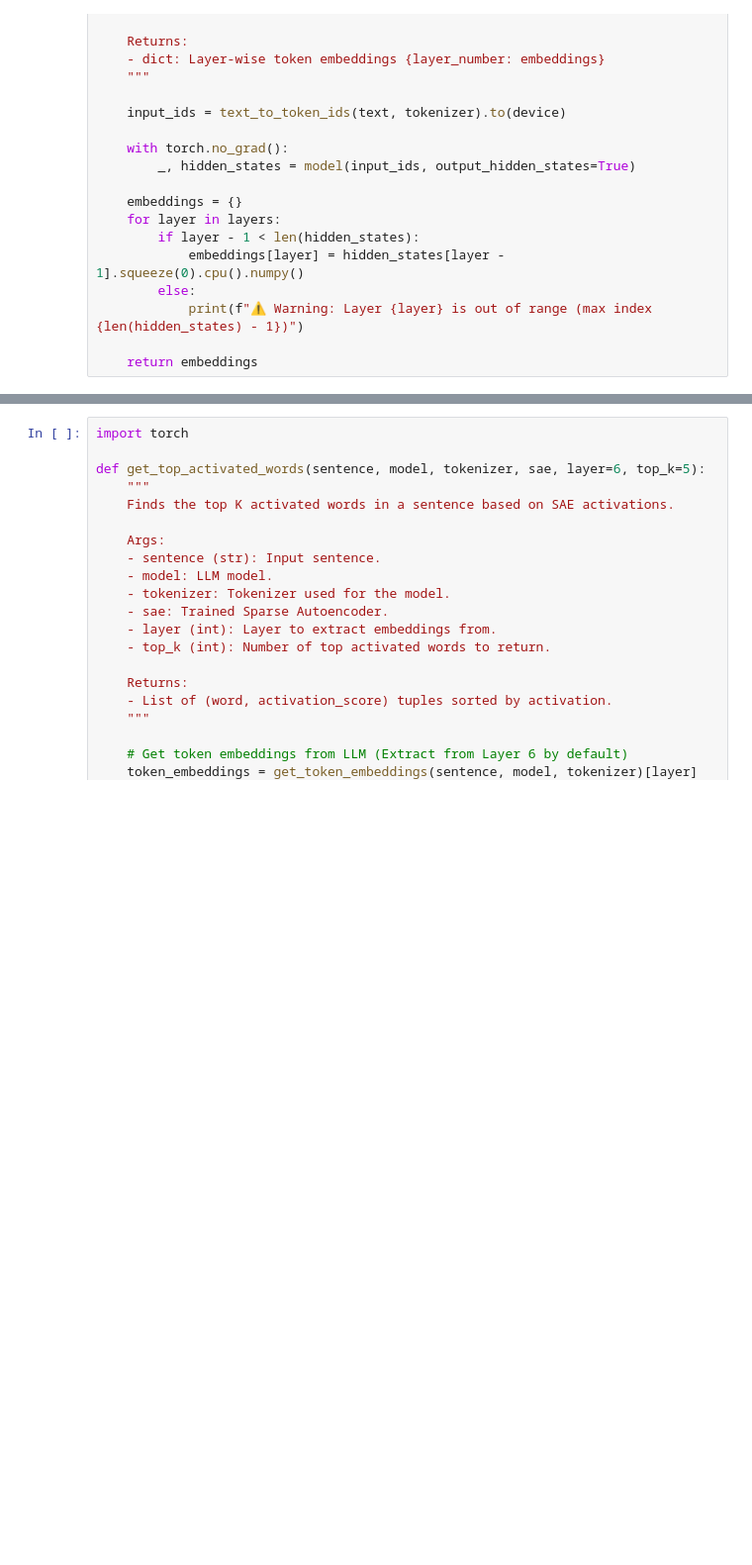
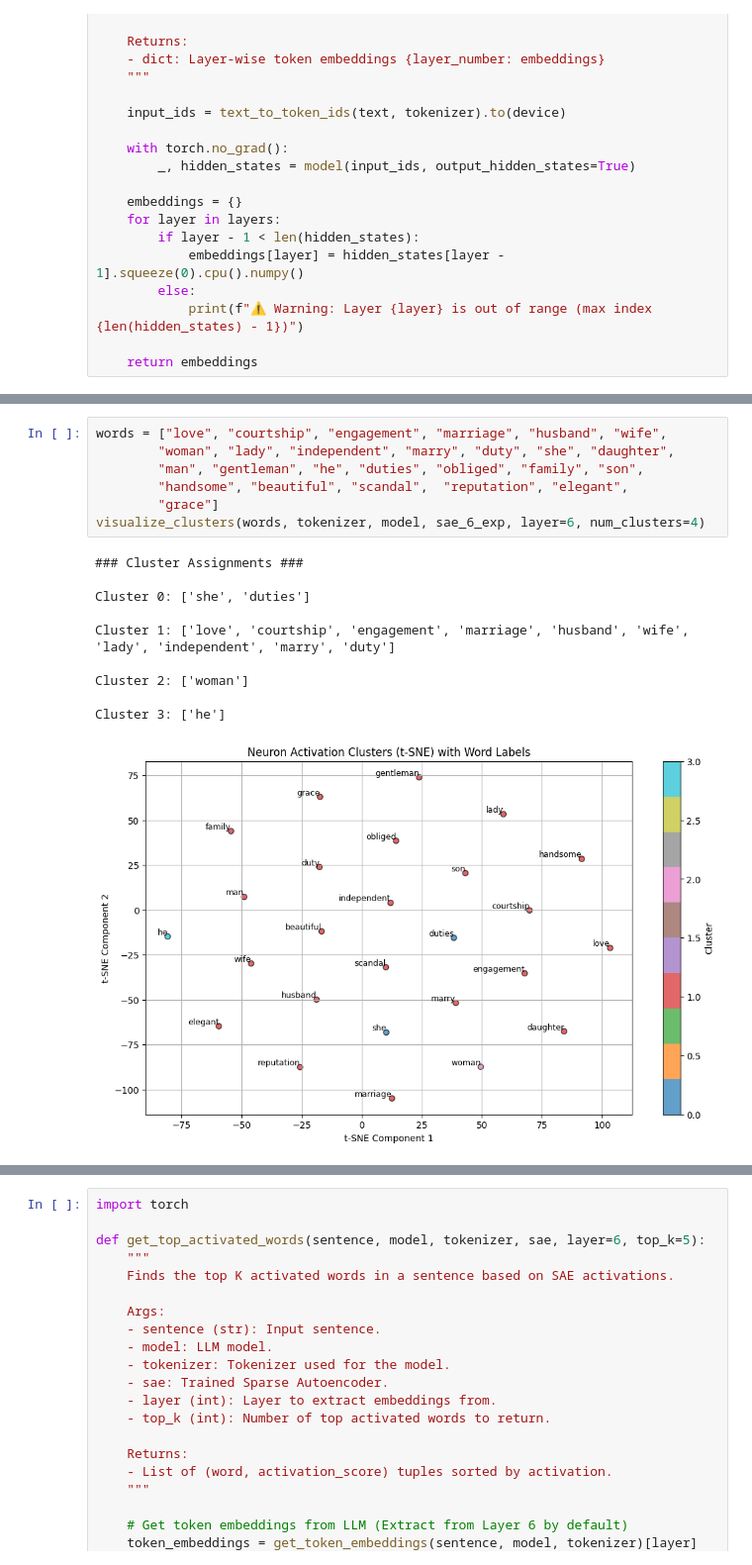
Before and after one commit to iug-htw/GPTAndPrejudice, a Jupyter notebook: SAEs_evaluations.ipynb, the cells around one changed output, grey strips where cells are left out. Shown: that part at 99% size. Drawn from its saved outputs; the diff is of its cells as text; blank space fills up the shorter version.

```diff
--- a/SAEs_evaluations.ipynb
+++ b/SAEs_evaluations.ipynb
@@ -238,0 +569,18 @@ Cluster 3: ['Miss']
+# %%
+words = ["love", "courtship", "engagement", "marriage", "husband", "wife",
+        "woman", "lady", "independent", "marry", "duty", "she", "daughter",
+        "man", "gentleman", "he", "duties", "obliged", "family", "son",
+        "handsome", "beautiful", "scandal",  "reputation", "elegant",
+        "grace"]
+visualize_clusters(words, tokenizer, model, sae_6_exp, layer=6, num_clusters=4)
+# %% [output]
+### Cluster Assignments ###
+
+Cluster 0: ['she', 'duties']
+
+Cluster 1: ['love', 'courtship', 'engagement', 'marriage', 'husband', 'wife', 'lady', 'independent', 'marry', 'duty']
+
+Cluster 2: ['woman']
+
+Cluster 3: ['he']
+[figure, added]
```
Also changed, not shown: parts of 28 cells of this notebook, 12 other files.
